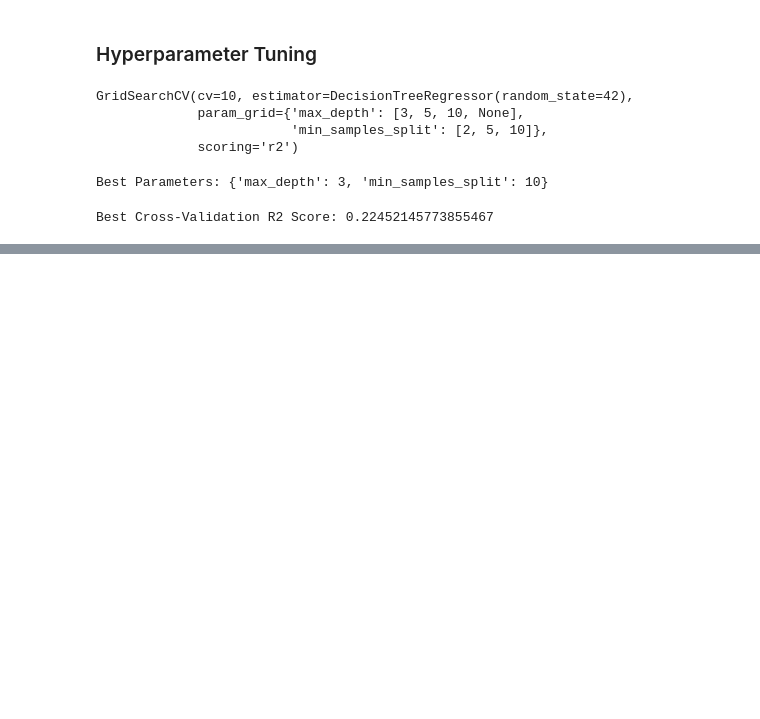
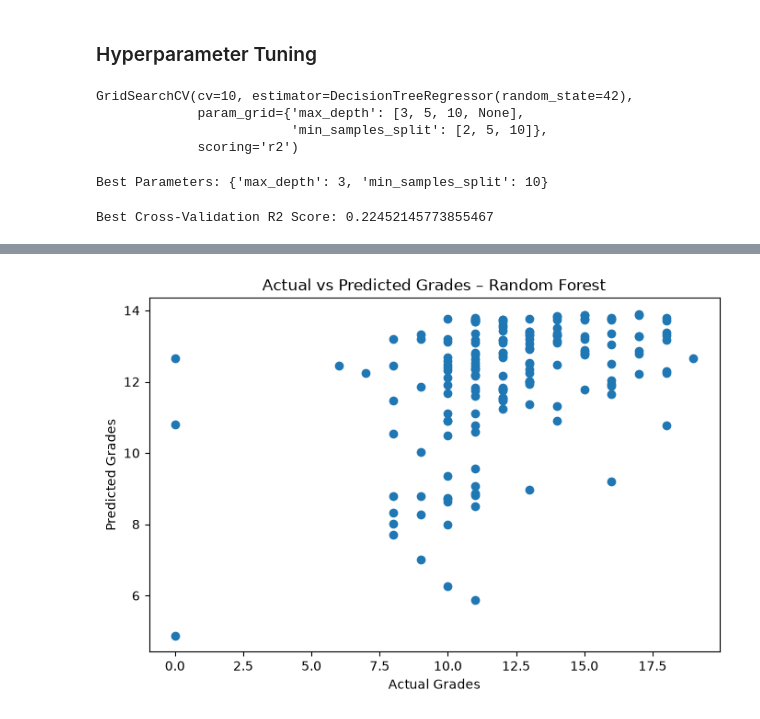
Before and after one commit to 2026556-ui/MACHINE-LEARNING-2026556, a Jupyter notebook: MachineLearning-CA1-2026556.ipynb, the cells around one changed output, grey strips where cells are left out. Drawn from its saved outputs; the diff is of its cells as text; code cells hidden in the pictures; blank space fills up the shorter version.

```diff
--- a/MachineLearning-CA1-2026556.ipynb
+++ b/MachineLearning-CA1-2026556.ipynb
@@ -1359,0 +1385,8 @@ The tuned model will now be evaluated using the test dataset.
+# %%
+rf_grid_search = GridSearchCV(
+    RandomForestRegressor(random_state=42),
+    rf_params,
+    cv=10,
+    scoring='r2')
+# %%
+rf_grid_search.fit(X_train_25, y_train_25)
@@ -1359,0 +1406,8 @@ The tuned model will now be evaluated using the test dataset.
+# %%
+rf_best_model = rf_grid_search.best_estimator_
+
+y_pred_rf_tuned = rf_best_model.predict(X_test_25)
+
+print("R2 Score:", r2_score(y_test_25, y_pred_rf_tuned))
+print("Mean Absolute Error:", mean_absolute_error(y_test_25, y_pred_rf_tuned))
+print("Mean Squared Error:", mean_squared_error(y_test_25, y_pred_rf_tuned))
@@ -1359,0 +1454,11 @@ The tuned model will now be evaluated using the test dataset.
+# %%
+y_pred_rf_25 = rf_best_model.predict(X_test_25)
+# %%
+plt.figure(figsize=(8, 5))
+plt.scatter(y_test_25, y_pred_rf_25)
+plt.xlabel('Actual Grades')
+plt.ylabel('Predicted Grades')
+plt.title('Actual vs Predicted Grades – Random Forest')
+plt.show()
+# %% [output]
+[figure, added]
```
Also changed, not shown: parts of 17 cells of this notebook.
